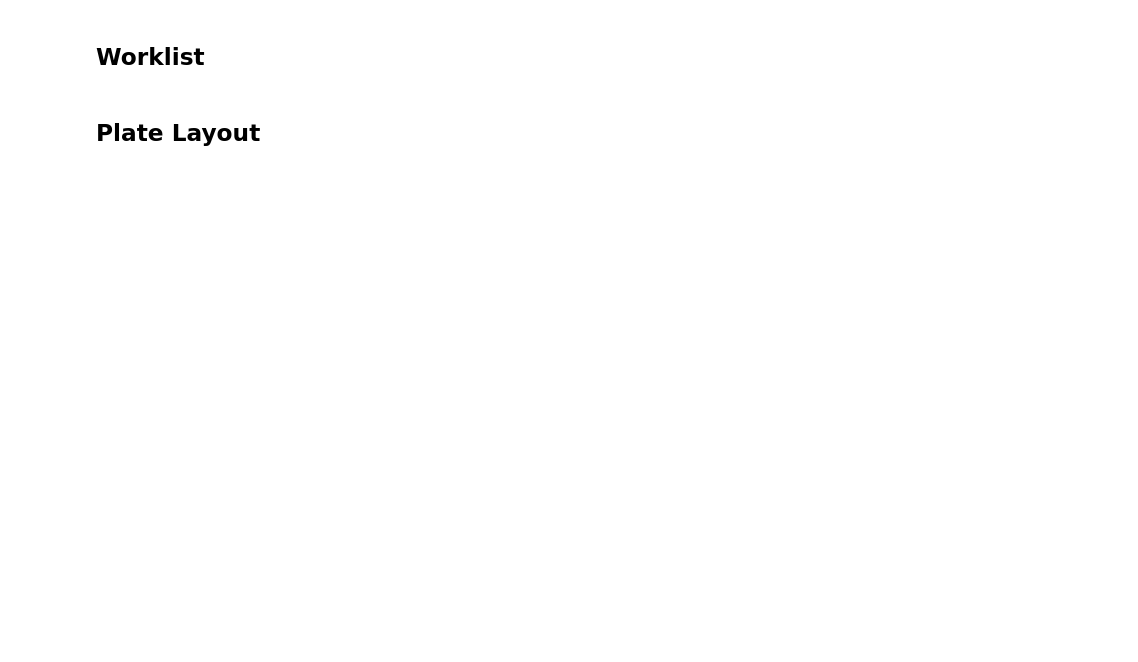
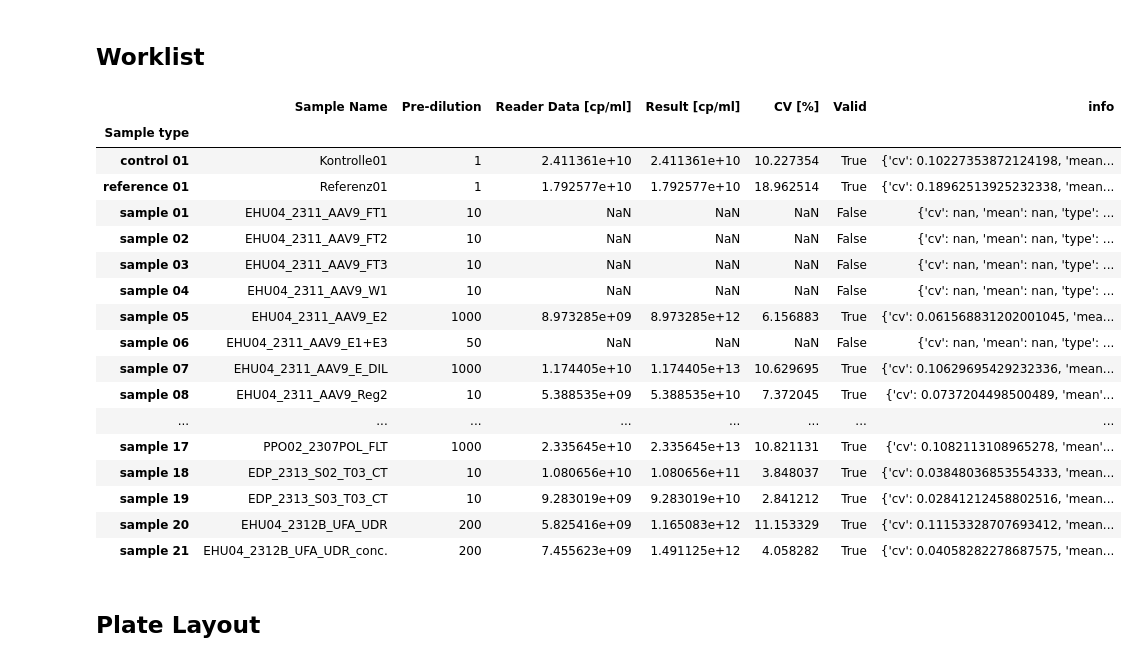
Before and after one commit to igicerovsky/elisa-report, a Jupyter notebook: report_steps.ipynb, the cells around one changed output. Drawn from its saved outputs; the diff is of its cells as text; code cells hidden in the pictures; blank space fills up the shorter version.

```diff
--- a/report_steps.ipynb
+++ b/report_steps.ipynb
@@ -659,18 +1013,21 @@ display(sample_results)
 # %%
-sample_results = pd.DataFrame(columns=['id', 'CV [%]', 'Reader Data [cp/ml]', 'Note', 'Valid'])
+sample_results = pd.DataFrame(columns=['id', 'CV [%]', 'Reader Data [cp/ml]', 'Note', 'Valid', 'info'])
 knum = 1
 s = sample_check(samplesk, 'k', knum)
-smpl = s['sample']
-sample_results.loc[len(sample_results)] = ['control {:02d}'.format(knum), s['cv'], s['mean'], s['note'], s['valid']]
+si = sample_info(samplesk, 'k', knum)
+display(si)
+sample_results.loc[len(sample_results)] = ['control {:02d}'.format(knum), s['cv'], s['mean'], s['note'], s['valid'], si]
 
 rnum = 1
 s = sample_check(samplesk, 'r', rnum)
-sample_results.loc[len(sample_results)] = ['reference {:02d}'.format(knum), s['cv'], s['mean'], s['note'], s['valid']]
+si = sample_info(samplesk, 'r', knum)
+sample_results.loc[len(sample_results)] = ['reference {:02d}'.format(knum), s['cv'], s['mean'], s['note'], s['valid'], si]
 
 for i in sample_nums:
     stype = 's'
     s = sample_check(samplesk, 's', i)
-    sample_results.loc[len(sample_results)] = ['sample {:02d}'.format(i), s['cv'], s['mean'], s['note'], s['valid']]
+    si = sample_info(samplesk, 's', i)
+    sample_results.loc[len(sample_results)] = ['sample {:02d}'.format(i), s['cv'], s['mean'], s['note'], s['valid'], si]
 
 sample_results.set_index(sample_results['id'], inplace=True)
 sample_results = sample_results.drop('id', axis=1)
@@ -778,14 +1145,33 @@ wl, wl_cols_dict = worklist_sample(WORKLIST_FILE_PATH, SAMPLE_ID)
 # %%
 final = pd.concat([wl, sl], axis=1)
 cd = wl_cols_dict
 final.loc[:, ['Result [cp/ml]']] = final.apply(lambda x: x['Reader Data [cp/ml]'] * x[cd['Dilution']], axis=1)
 final.loc[:, ['CV [%]']] = final.apply(lambda x: x['CV [%]'] * 100, axis=1)
 # reorder columns
-final = final.reindex([cd['SampleID'], cd['Dilution'], cd['Viscosity'], 'Reader Data [cp/ml]', 'Result [cp/ml]', 'CV [%]', 'Valid', 'Note'], axis=1)
+final = final.reindex([cd['SampleID'], cd['Dilution'], cd['Viscosity'], 'Reader Data [cp/ml]', 'Result [cp/ml]', 'CV [%]', 'Valid', 'info'], axis=1)
 final.rename(columns={cd['SampleID']: 'Sample Name', cd['Dilution']: 'Pre-dilution'}, inplace=True)
 final.drop('Viscosity_1', axis=1, inplace=True)
 final.index.name = 'Sample type'
 final
+# %% [output]
+|  | Sample Name | Pre-dilution | Reader Data [cp/ml] | Result [cp/ml] | CV [%] | Valid | info |
+| Sample type |  |  |  |  |  |  |  |
+| control 01 | Kontrolle01 | 1 | 2.411361e+10 | 2.411361e+10 | 10.227354 | True | {'cv': 0.10227353872124198, 'mean... |
+| reference 01 | Referenz01 | 1 | 1.792577e+10 | 1.792577e+10 | 18.962514 | True | {'cv': 0.18962513925232338, 'mean... |
+| sample 01 | EHU04_2311_AAV9_FT1 | 10 | NaN | NaN | NaN | False | {'cv': nan, 'mean': nan, 'type': ... |
+| sample 02 | EHU04_2311_AAV9_FT2 | 10 | NaN | NaN | NaN | False | {'cv': nan, 'mean': nan, 'type': ... |
+| sample 03 | EHU04_2311_AAV9_FT3 | 10 | NaN | NaN | NaN | False | {'cv': nan, 'mean': nan, 'type': ... |
+| sample 04 | EHU04_2311_AAV9_W1 | 10 | NaN | NaN | NaN | False | {'cv': nan, 'mean': nan, 'type': ... |
+| sample 05 | EHU04_2311_AAV9_E2 | 1000 | 8.973285e+09 | 8.973285e+12 | 6.156883 | True | {'cv': 0.061568831202001045, 'mea... |
+| sample 06 | EHU04_2311_AAV9_E1+E3 | 50 | NaN | NaN | NaN | False | {'cv': nan, 'mean': nan, 'type': ... |
+| sample 07 | EHU04_2311_AAV9_E_DIL | 1000 | 1.174405e+10 | 1.174405e+13 | 10.629695 | True | {'cv': 0.10629695429232336, 'mean... |
+| sample 08 | EHU04_2311_AAV9_Reg2 | 10 | 5.388535e+09 | 5.388535e+10 | 7.372045 | True | {'cv': 0.0737204498500489, 'mean'... |
+| ... | ... | ... | ... | ... | ... | ... | ... |
+| sample 17 | PPO02_2307POL_FLT | 1000 | 2.335645e+10 | 2.335645e+13 | 10.821131 | True | {'cv': 0.1082113108965278, 'mean'... |
+| sample 18 | EDP_2313_S02_T03_CT | 10 | 1.080656e+10 | 1.080656e+11 | 3.848037 | True | {'cv': 0.03848036853554333, 'mean... |
+| sample 19 | EDP_2313_S03_T03_CT | 10 | 9.283019e+09 | 9.283019e+10 | 2.841212 | True | {'cv': 0.02841212458802516, 'mean... |
+| sample 20 | EHU04_2312B_UFA_UDR | 200 | 5.825416e+09 | 1.165083e+12 | 11.153329 | True | {'cv': 0.11153328707693412, 'mean... |
+| sample 21 | EHU04_2312B_UFA_UDR_conc. | 200 | 7.455623e+09 | 1.491125e+12 | 4.058282 | True | {'cv': 0.04058282278687575, 'mean... |
 # %% [markdown]
 ## Plate Layout
 # %%
```
Also changed, not shown: parts of 35 cells of this notebook.
